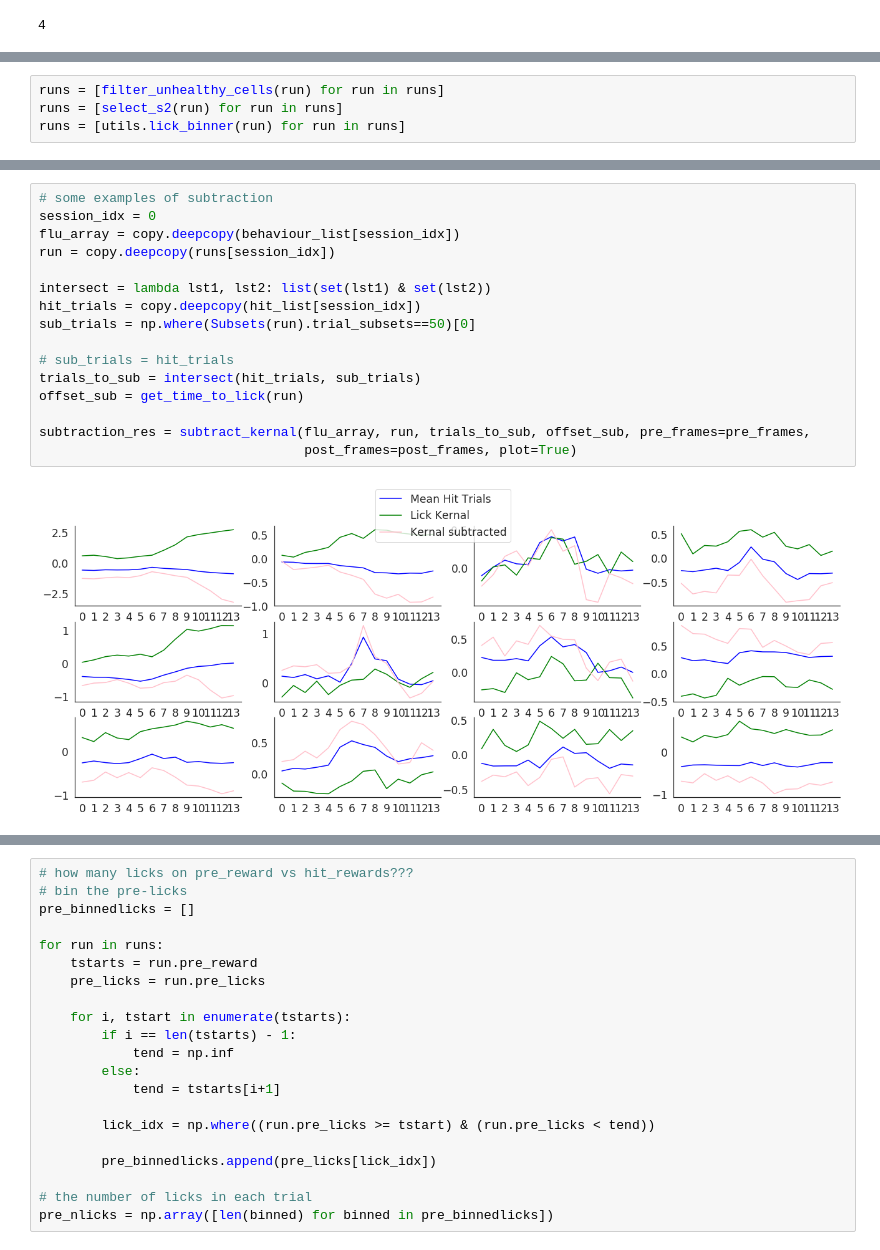
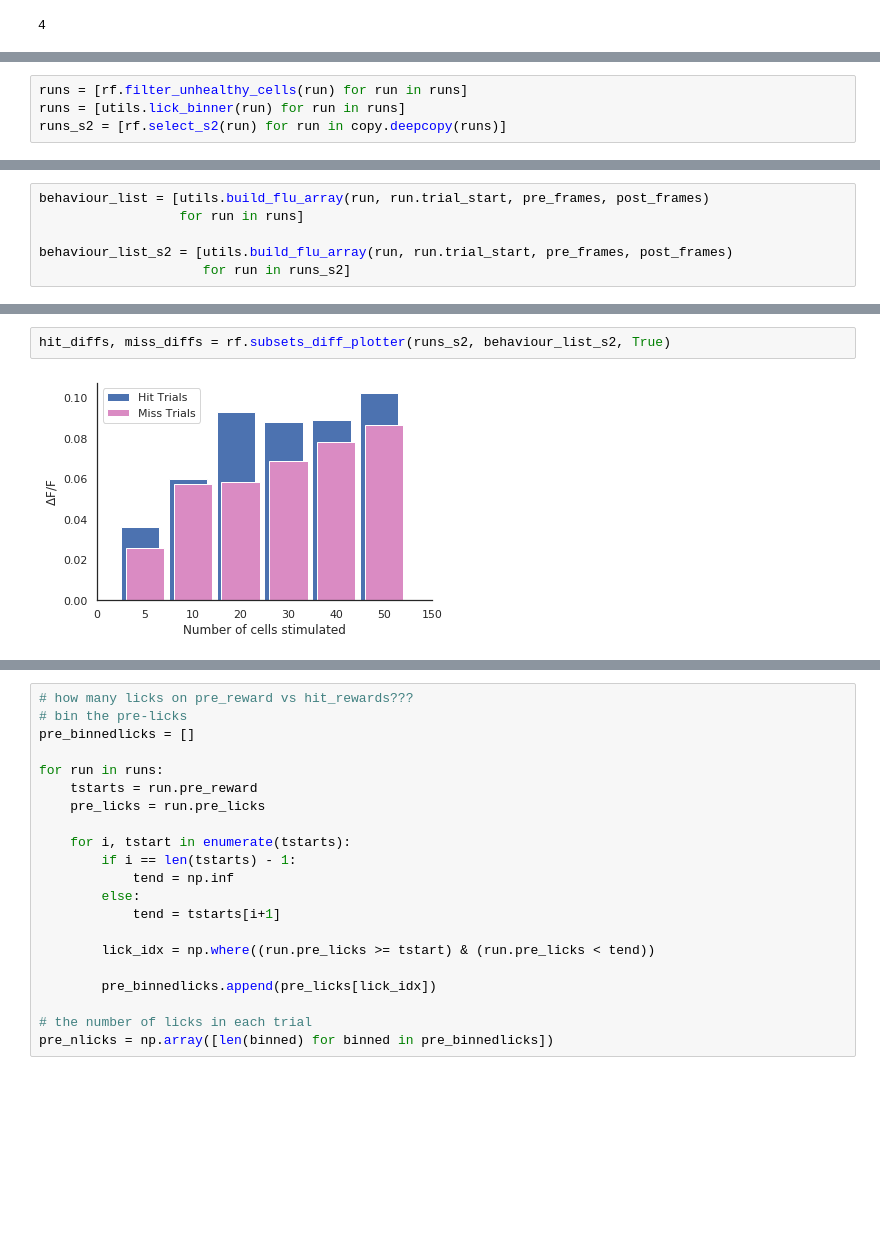
Before and after one commit to Packer-Lab/Vape, a Jupyter notebook: jupyter/lick artifact.ipynb, the cells around one changed output, grey strips where cells are left out. Drawn from its saved outputs; the diff is of its cells as text; blank space fills up the shorter version.

Commit message:
added "how to" notebook and refactored some lick artifact code into utils

```diff
--- a/jupyter/lick artifact.ipynb
+++ b/jupyter/lick artifact.ipynb
@@ -223,4 +78,4 @@ def subtract_kernal(flu_array, run, trials_to_sub='all',
 # %%
-runs = [filter_unhealthy_cells(run) for run in runs]
-runs = [select_s2(run) for run in runs]
+runs = [rf.filter_unhealthy_cells(run) for run in runs]
 runs = [utils.lick_binner(run) for run in runs]
+runs_s2 = [rf.select_s2(run) for run in copy.deepcopy(runs)]
@@ -243 +82,7 @@ Warning: disabled subtraction
+# %%
+behaviour_list = [utils.build_flu_array(run, run.trial_start, pre_frames, post_frames)
+                  for run in runs]
+
+behaviour_list_s2 = [utils.build_flu_array(run, run.trial_start, pre_frames, post_frames)
+                     for run in runs_s2]
 # %%
@@ -252,18 +95,4 @@ _,_,_,_ = utils.averager(behaviour_list, pre_frames=pre_frames, post_frames=post
-# %%
-# some examples of subtraction
-session_idx = 0
-flu_array = copy.deepcopy(behaviour_list[session_idx])
-run = copy.deepcopy(runs[session_idx])
-
-intersect = lambda lst1, lst2: list(set(lst1) & set(lst2))
-hit_trials = copy.deepcopy(hit_list[session_idx])
-sub_trials = np.where(Subsets(run).trial_subsets==50)[0]
-
-# sub_trials = hit_trials
-trials_to_sub = intersect(hit_trials, sub_trials)
-offset_sub = get_time_to_lick(run)
-
-subtraction_res = subtract_kernal(flu_array, run, trials_to_sub, offset_sub, pre_frames=pre_frames,
-                                  post_frames=post_frames, plot=True)
-# %% [output]
-[figure, removed]
+# %%
+hit_diffs, miss_diffs = rf.subsets_diff_plotter(runs_s2, behaviour_list_s2, True)
+# %% [output]
+[figure, added]
```
Also changed, not shown: parts of 35 cells of this notebook, 6 other files.
